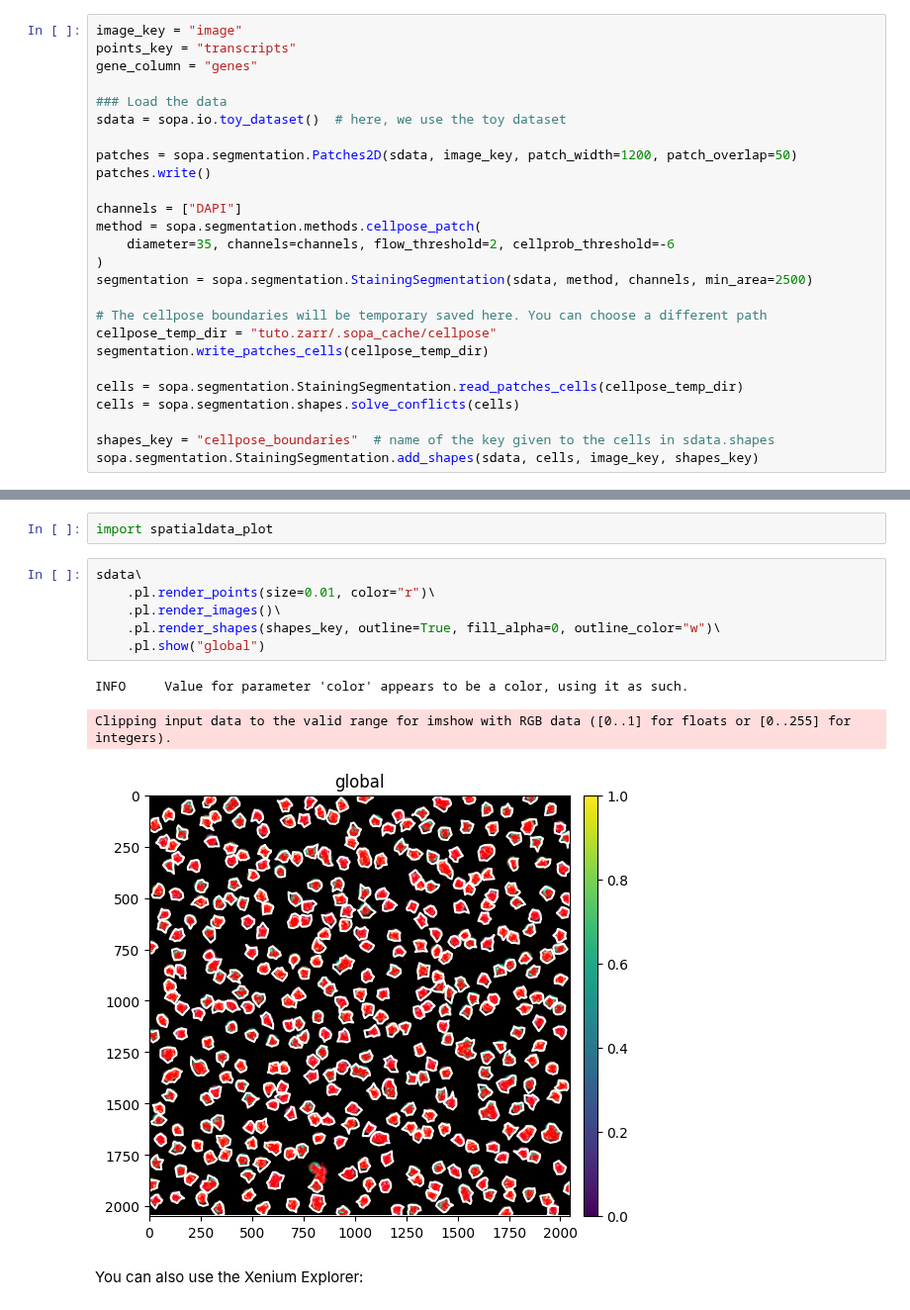
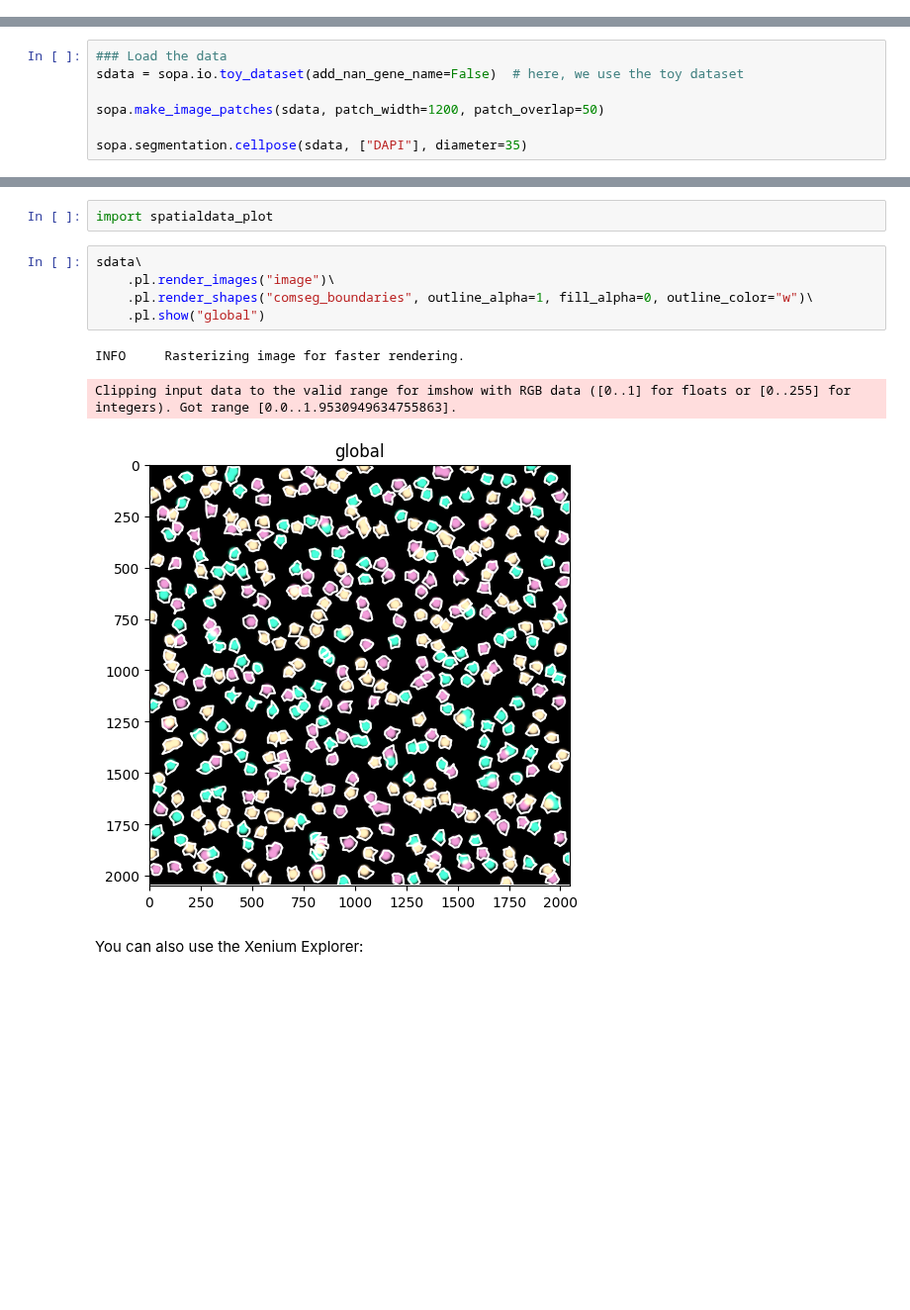
Before and after one commit to gustaveroussy/sopa, a Jupyter notebook: docs/tutorials/comseg.ipynb, the cells around one changed output, grey strips where cells are left out. Shown at 99% size. Saved outputs shown, nothing was run; the diff lists cells and outputs as text; blank space fills up the shorter version.

```diff
--- a/docs/tutorials/comseg.ipynb
+++ b/docs/tutorials/comseg.ipynb
@@ -95,29 +30,3 @@ from sopa.segmentation.methods import comseg_patch
 ### 1. Running Cellpose as a prior
 
 First, we generate the bounding boxes of the patches on which Cellpose will be run. Here, the patches have a width and height of 1500 pixels and an overlap of 50 pixels. We advise bigger sizes for real datasets (see our default parameters in one of our config files). On the toy dataset, this will generate 4 patches.
-# %%
-image_key = "image"
-points_key = "transcripts"
-gene_column = "genes"
-
-### Load the data
-sdata = sopa.io.toy_dataset()  # here, we use the toy dataset
-
-patches = sopa.segmentation.Patches2D(sdata, image_key, patch_width=1200, patch_overlap=50)
-patches.write()
-
-channels = ["DAPI"]
-method = sopa.segmentation.methods.cellpose_patch(
-    diameter=35, channels=channels, flow_threshold=2, cellprob_threshold=-6
-)
-segmentation = sopa.segmentation.StainingSegmentation(sdata, method, channels, min_area=2500)
-
-# The cellpose boundaries will be temporary saved here. You can choose a different path
-cellpose_temp_dir = "tuto.zarr/.sopa_cache/cellpose"
-segmentation.write_patches_cells(cellpose_temp_dir)
-
-cells = sopa.segmentation.StainingSegmentation.read_patches_cells(cellpose_temp_dir)
-cells = sopa.segmentation.shapes.solve_conflicts(cells)
-
-shapes_key = "cellpose_boundaries"  # name of the key given to the cells in sdata.shapes
-sopa.segmentation.StainingSegmentation.add_shapes(sdata, cells, image_key, shapes_key)
@@ -129,0 +33,7 @@ sopa.segmentation.StainingSegmentation.add_shapes(sdata, cells, image_key, shape
+# %%
+### Load the data
+sdata = sopa.io.toy_dataset(add_nan_gene_name=False)  # here, we use the toy dataset
+
+sopa.make_image_patches(sdata, patch_width=1200, patch_overlap=50)
+
+sopa.segmentation.cellpose(sdata, ["DAPI"], diameter=35)
@@ -197,14 +107,13 @@ aggregator.compute_table(gene_column=gene_column, average_intensities=True)
 import spatialdata_plot
 # %%
 sdata\
-    .pl.render_points(size=0.01, color="r")\
-    .pl.render_images()\
-    .pl.render_shapes(shapes_key, outline=True, fill_alpha=0, outline_color="w")\
+    .pl.render_images("image")\
+    .pl.render_shapes("comseg_boundaries", outline_alpha=1, fill_alpha=0, outline_color="w")\
     .pl.show("global")
 # %% [output]
-INFO     Value for parameter 'color' appears to be a color, using it as such.
+INFO     Rasterizing image for faster rendering.
-Clipping input data to the valid range for imshow with RGB data ([0..1] for floats or [0..255] for integers).
+Clipping input data to the valid range for imshow with RGB data ([0..1] for floats or [0..255] for integers). Got range [0.0..1.9530949634755863].
-[figure, old version]
+[figure, new version]
 # %% [markdown]
 You can also use the Xenium Explorer:
 # %%
```
Also changed, not shown: parts of 14 cells of this notebook, 12 other files.
